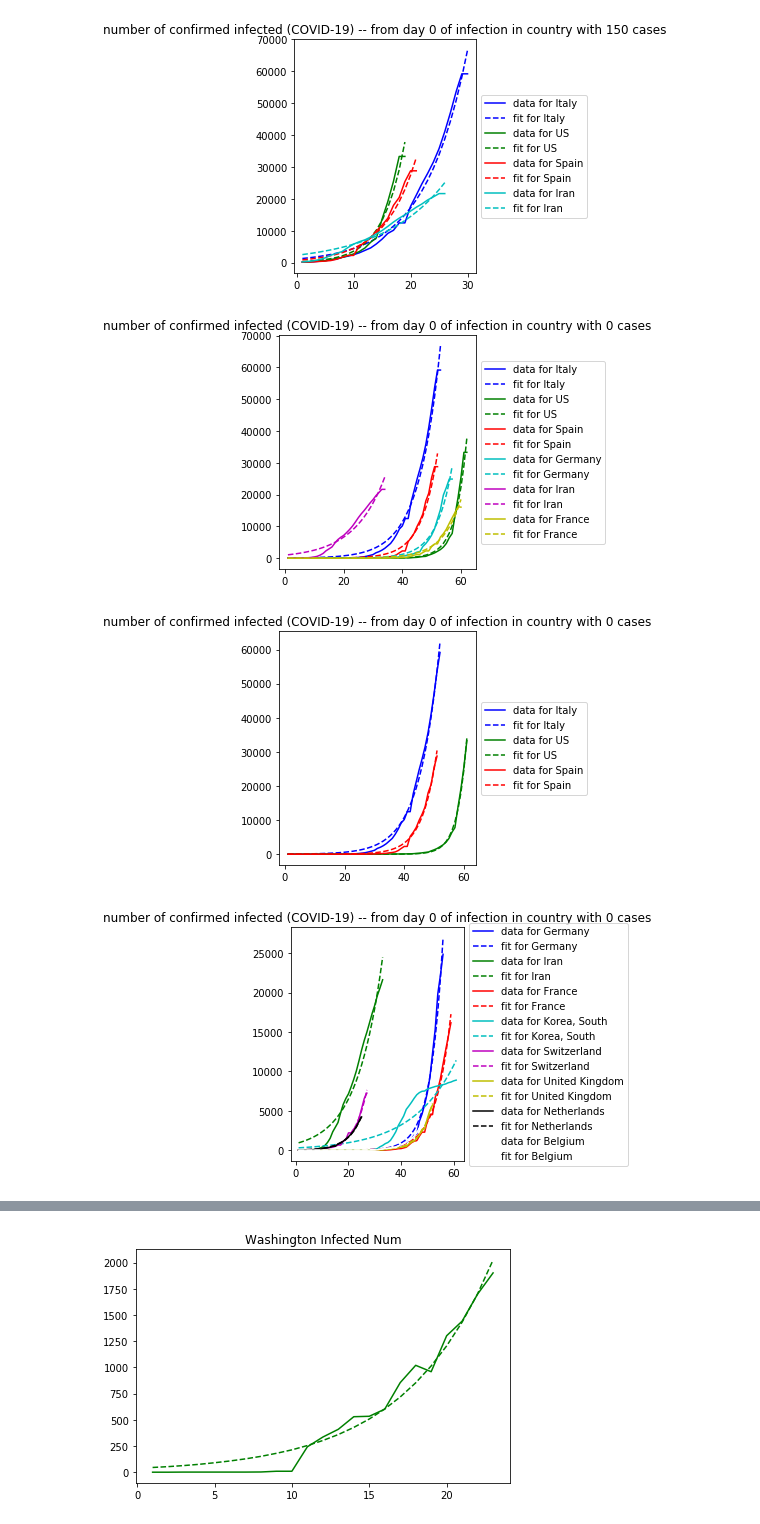
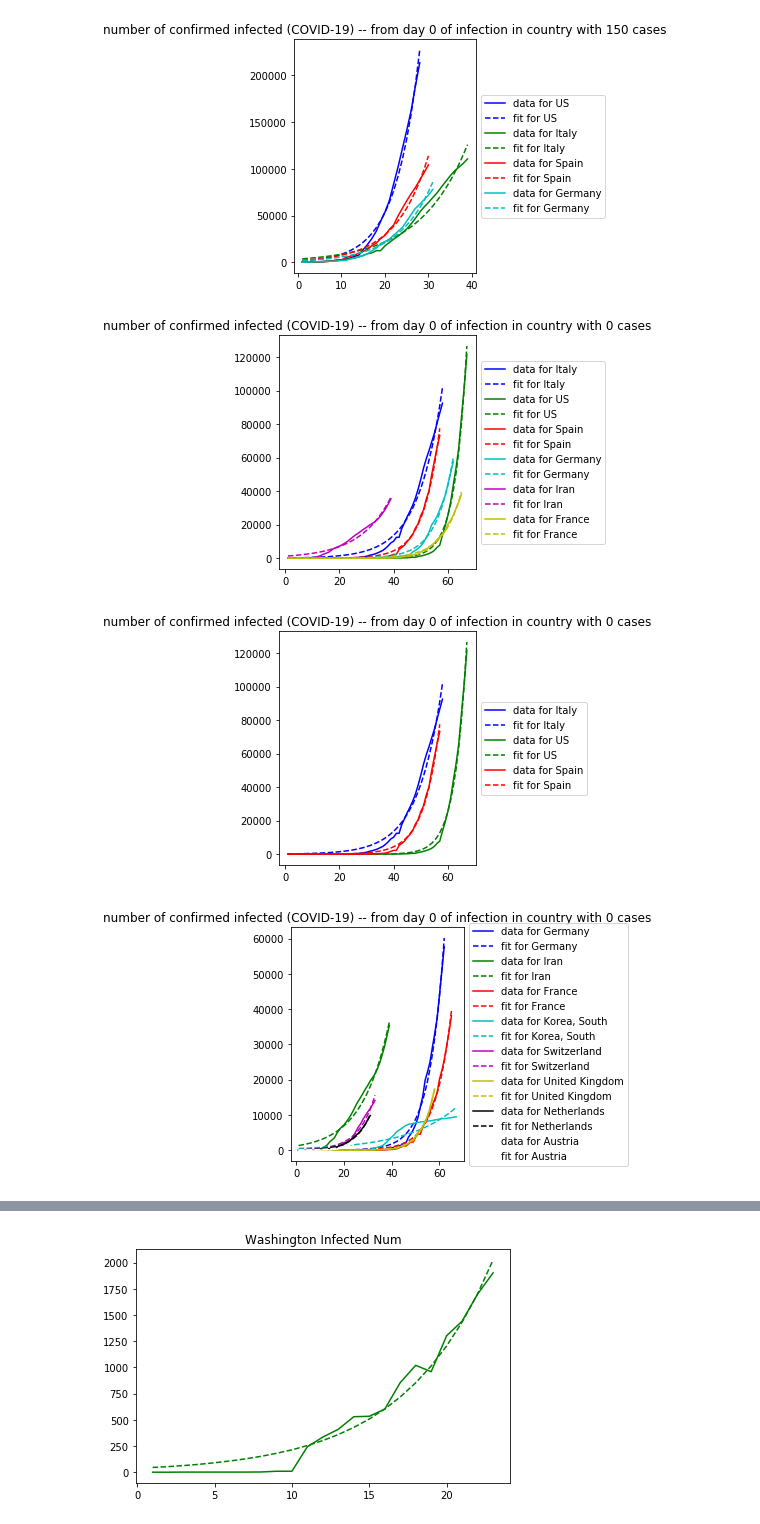
Before and after one commit to kennethgoodman/COVID-19, a Jupyter notebook: KG Analysis/Daily Analysis.ipynb, the cells around one changed output, grey strips where cells are left out. Cells and saved outputs as stored; diff of their text form; code cells hidden in the pictures.

```diff
--- a/KG Analysis/Daily Analysis.ipynb
+++ b/KG Analysis/Daily Analysis.ipynb
@@ -47,10 +54,11 @@ colors = [
 def getFormattedDfFromTimeSeries(path):
     df = pd.read_csv(path)
     df = df.drop('Lat', 1).drop('Long', 1).drop('Province/State',1)
-    df = df.groupby('Country/Region').sum().sort_values(by=getDT(today), ascending=False).T
+    df = df.groupby('Country/Region').sum().sort_values(by=df.columns[-1], ascending=False).T
     if 'Cruise Ship' in df.columns:
         df = df.drop('Cruise Ship', 1)
-    return df, pd.read_csv(path).drop('Lat', 1).drop('Long', 1)
+    sortedDf = df.T.sort_values(by=df.T.columns[-1], ascending=False).T
+    return sortedDf, pd.read_csv(path).drop('Lat', 1).drop('Long', 1)
 # %%
 careBeds = pd.read_csv("~/Downloads/CareBeds.csv")
 # https://link.springer.com/article/10.1007/s00134-012-2627-8/tables/2
@@ -139,4 +113,4 @@ df_confirmed
 # %%
 df_confirmed, df_confirmed_all = getFormattedDfFromTimeSeries('../csse_covid_19_data/csse_covid_19_time_series/time_series_covid19_confirmed_global.csv')
 df_dead, df_dead_all = getFormattedDfFromTimeSeries('../csse_covid_19_data/csse_covid_19_time_series/time_series_covid19_deaths_global.csv')
-df_recovered, df_recovered_all = getFormattedDfFromTimeSeries('../csse_covid_19_data/csse_covid_19_time_series/time_series_19-covid-Recovered.csv')
+df_recovered, df_recovered_all = getFormattedDfFromTimeSeries('../csse_covid_19_data/csse_covid_19_time_series/time_series_covid19_recovered_global.csv')
@@ -320,23 +348,23 @@ def plotCountryDelta(df, countryName, nDaysRolling=3, logy=False, savefilename=N
 # %%
-plotCountries(df_confirmed.T.iloc[[1, 2, 3, 5]].T, 0, 4,
-              'Italy.Germany.US.png',
+plotCountries(df_confirmed.T.iloc[[0, 1, 2, 4, 5]].T, 0, 4,
+              'Italy.Germany.US.Spain.png',
               moredays=0,
               logy=False,
               fromCaseNum=150)
 # %% [output]
-[figure, old version]
+[figure, new version]
 # %%
 plotCountries(df_confirmed, 1,7, logy=False, fromCaseNum=0)
 # %% [output]
-[figure, old version]
+[figure, new version]
 # %%
 plotCountries(df_confirmed, 1,4, 'SK.Iran.Italy.png',moredays=0)
 # %% [output]
-[figure, old version]
+[figure, new version]
 # %%
 plotCountries(df_confirmed, 4,len(basic_colors) + 4, '4.11.png', moredays=0)
 # %% [output]
-[figure, old version]
+[figure, new version]
 # %%
 plotCountries(df_confirmed, len(basic_colors) + 4, 2*len(basic_colors) + 3, '12.18.png', moredays=0)
 # %% [output]
```
Also changed, not shown: parts of 42 cells of this notebook.
